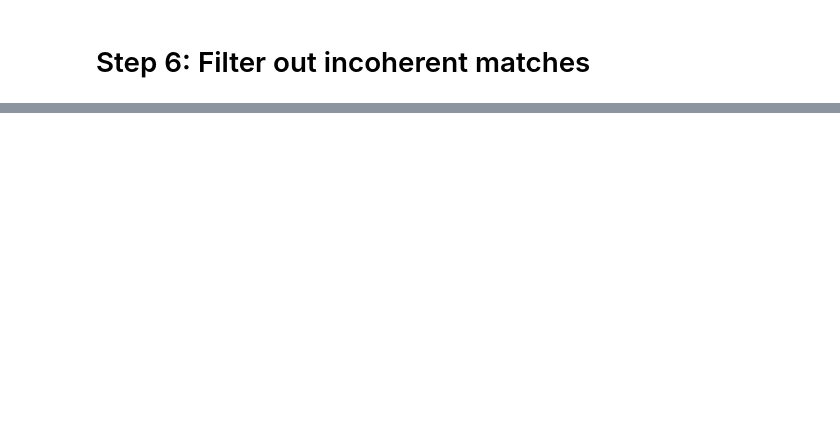
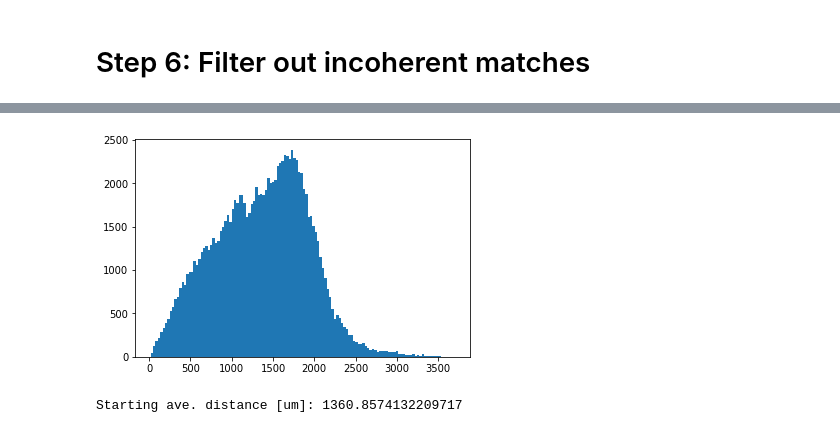
Before and after one commit to chunglabmit/phathom, a Jupyter notebook: notebooks/6_filter_and_estimate_affine.ipynb, the cells around one changed output, grey strips where cells are left out. Drawn from its saved outputs; the diff is of its cells as text; code cells hidden in the pictures; blank space fills up the shorter version.

```diff
--- a/notebooks/6_filter_and_estimate_affine.ipynb
+++ b/notebooks/6_filter_and_estimate_affine.ipynb
@@ -13,9 +13,9 @@ working_dir = '/home/jswaney/coregistration'
 voxel_size = (2.0, 1.6, 1.6)  # z, y, x
 # %%
 # Load blobs
-fixed_pts_path = 'fixed_blobs.npy'
-moving_pts_path = 'moving_blobs_1200.npy'
+fixed_pts_path = 'fixed/blobs.npy'
+moving_pts_path = 'moving/blobs.npy'
 
 fixed_pts = np.load(os.path.join(working_dir, fixed_pts_path))
-moving_pts = np.load(os.path.join(working_dirmoving_pts_path)
+moving_pts = np.load(os.path.join(working_dir, moving_pts_path))
 print('keypoints:', fixed_pts.shape, moving_pts.shape)
@@ -22,8 +24,8 @@ print('keypoints:', fixed_pts.shape, moving_pts.shape)
 # %%
 # Load matches
-idx_fixed_path = 'idx_fixed_180_2fdist.npy'
-idx_moving_path = 'idx_moving_180_2fdist.npy'
+idx_fixed_path = 'fixed/match_idx.npy'
+idx_moving_path = 'moving/match_idx.npy'
 
 idx_fixed = np.load(os.path.join(working_dir, idx_fixed_path))
-idx_moving = np.load(os.path.joing(working_dir, idx_moving_path))
+idx_moving = np.load(os.path.join(working_dir, idx_moving_path))
 print('# matches loaded:', idx_fixed.shape[0])
@@ -41,9 +47,12 @@ plotting.plot_correspondence(fixed_keypts_um, moving_keypts_um)
 # %%
 # Show starting residuals
 starting_residuals = reg.match_distance(fixed_keypts_um,
                                         moving_keypts_um)
-plotting.plot_hist(starting_residuals)
+plotting.plot_hist(starting_residuals, 128)
 print('Starting ave. distance [um]:', starting_residuals.mean())
+# %% [output]
+[figure, added]
+Starting ave. distance [um]: 1360.8574132209717
 # %%
 # Use RANSAC to estimate affine transformation
 resid_thresh = None
```
Also changed, not shown: parts of 10 cells of this notebook, 11 other files.
